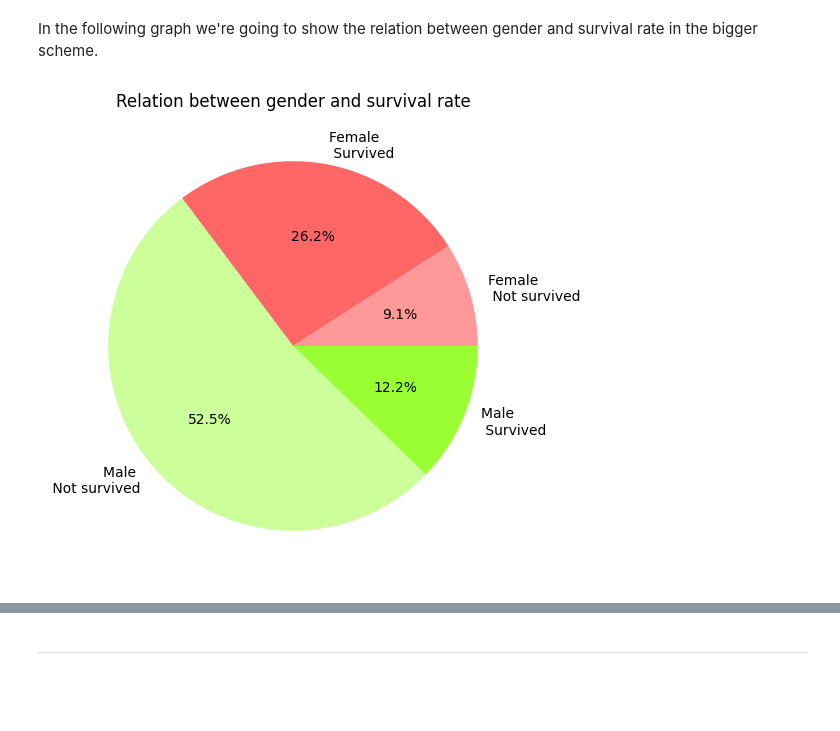
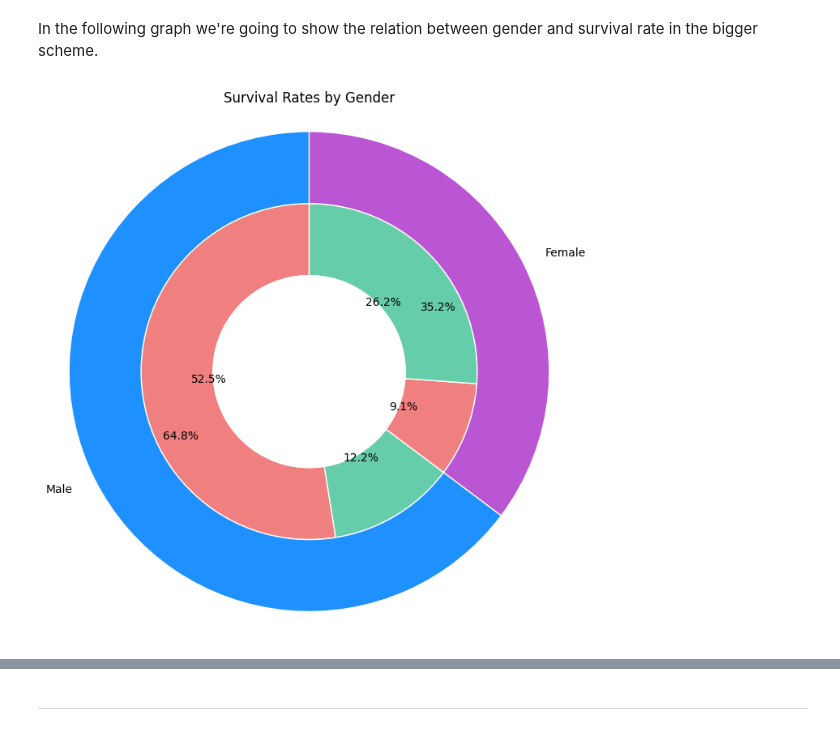
Before and after one commit to davidedigrande/titanic-dataset-eda, a Jupyter notebook: notebook.ipynb, the cells around one changed output, grey strips where cells are left out. Saved outputs shown, nothing was run; the diff lists cells and outputs as text; code cells hidden in the pictures; blank space fills up the shorter version.

```diff
--- a/notebook.ipynb
+++ b/notebook.ipynb
@@ -207,33 +209,50 @@ plt.show()
 # %% [markdown]
 In the following graph we're going to show the relation between gender and survival rate in the bigger scheme.
-# %%
-# Create a pivot table to aggregate data by Pclass and survived
-pivot_data = df.pivot_table(index='Sex', columns='Survived', aggfunc='size')
-
-pivot_data.index = ["Females", "Male"]
-pivot_data.columns = ["Not survived", "Survived"]
-
-# Flatten the pivot table into a single series
-flat_data = pivot_data.stack()
-
-# Create a new DataFrame with the flat data and labels
-flat_df = pd.DataFrame({'Category': flat_data.index, 'Count': flat_data.values})
-
-# Plot the flat pie chart
-plt.figure(figsize=(6, 6))
-plt.pie(
-    flat_df['Count'],
-    #labels=flat_df['Category'],
-    labels=[
-        "Female \n Not survived",
-        "Female \n Survived",
-        "Male \n Not survived",
-        "Male \n Survived"],
-    autopct='%1.1f%%',
-    colors= [female_colors[2],female_colors[1],
-             male_colors[2], male_colors[0]])
-
-plt.title('Relation between gender and survival rate')
-plt.show()
-# %% [output]
-[figure, removed]
+# %%
+# DATA
+# Inner ring data: Male died/survived ; Female died/survived
+Sex_Survived_values = [
+    male_Survived.get(0), male_Survived.get(1),
+    female_Survived.get(0),  female_Survived.get(1)]
+
+# Outer ring data: Male / Female percentage on board
+df_sex_on_board = df['Sex'].value_counts()
+percentage_sex_on_board = df['Sex'].value_counts(dropna=False, normalize=True) *100
+sex_on_board_values = list(percentage_sex_on_board)
+
+# COLORS
+female_color = "#BA55D3" #(medium orchid)
+male_color = "#1E90FF" #(dodger blue)
+
+# CAHRT
+fig, ax = plt.subplots(figsize=(7, 7))
+
+# Inner ring
+ax.pie(Sex_Survived_values,
+       colors=[died_color, survived_color],
+       radius=0.7,
+       wedgeprops=dict(width=0.3, edgecolor='w'),
+       autopct='%1.1f%%',
+       startangle=90)
+
+# Outer ring
+ax.pie(sex_on_board_values,
+       colors=[male_color, female_color],
+       labels=["Male", "Female"],
+       radius=1,
+       wedgeprops=dict(width=0.3, edgecolor='w'),
+       autopct='%1.1f%%',
+       startangle=90)
+
+# Circle at the center to create a donut chart effect
+center_circle = plt.Circle((0, 0), 0.4, color='white')
+ax.add_artist(center_circle)
+
+# Equal aspect ratio ensures that pie is drawn as a circle
+ax.axis('equal')
+plt.title('Survival Rates by Gender')
+
+plt.tight_layout()
+plt.show()
+# %% [output]
+[figure, added]
```
Also changed, not shown: parts of 7 cells of this notebook.
